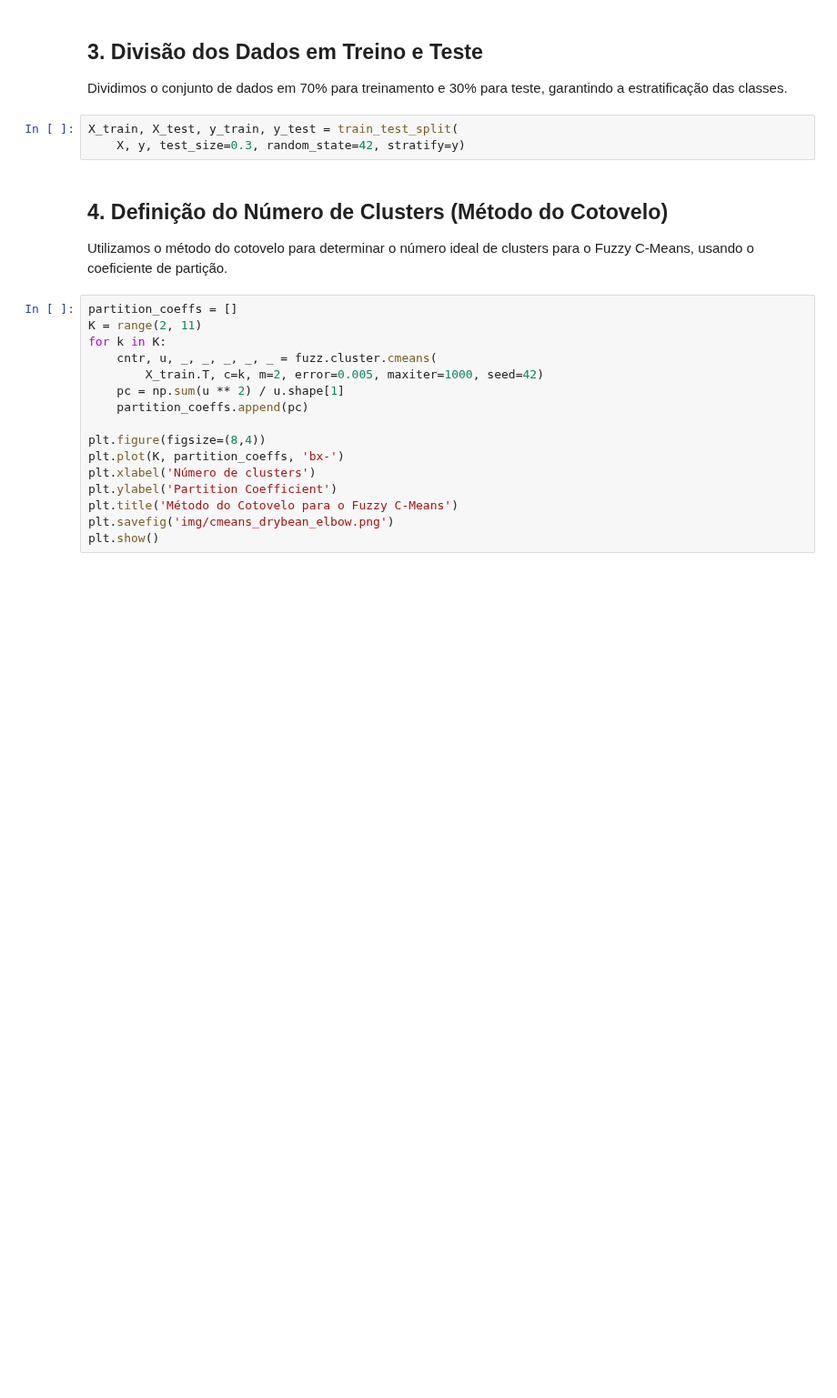
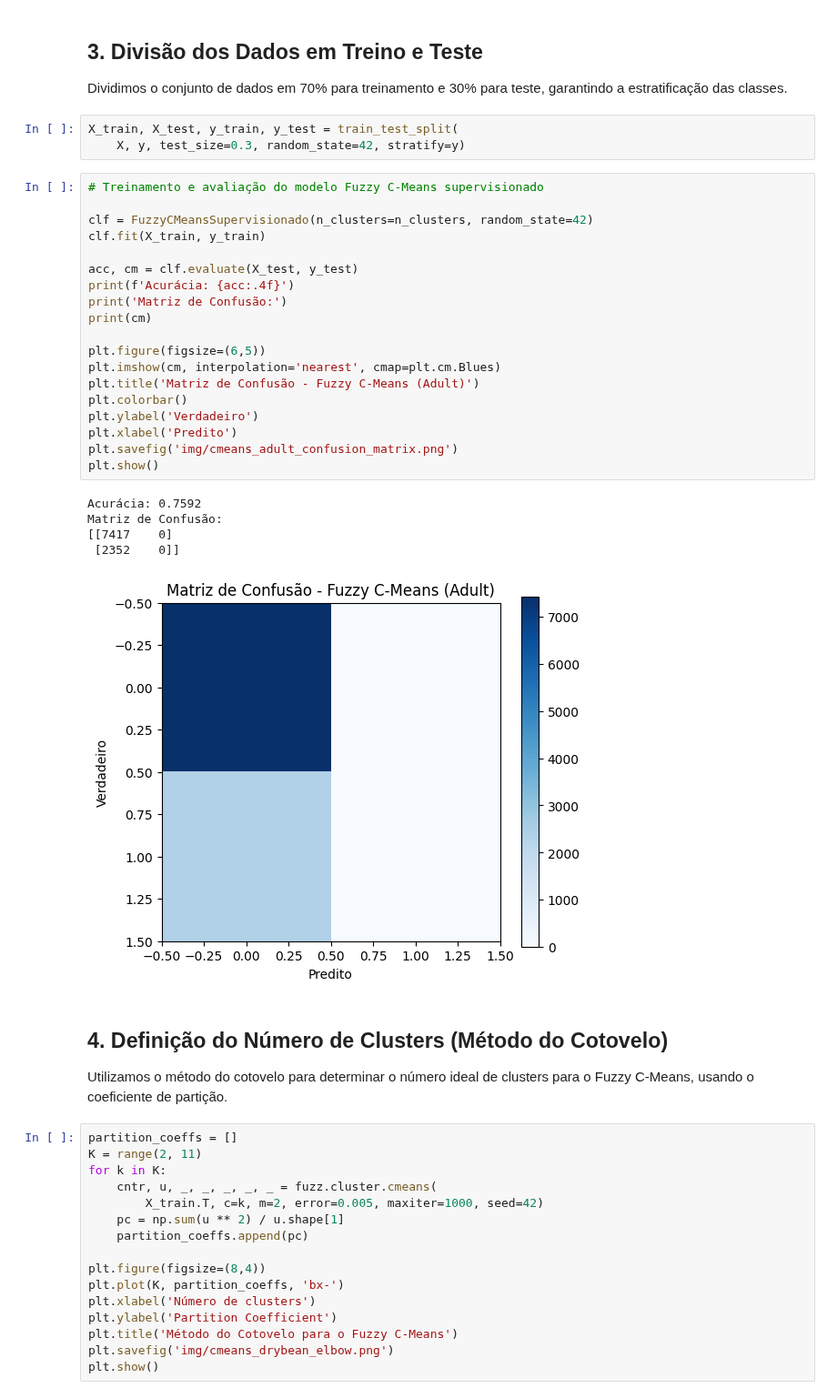
Before and after one commit to LeonardoVieiraGuimaraes/InteligenciaComputacional, a Jupyter notebook: Trabalho03/src/cmeans_drybean.ipynb, the cells around one changed output. Shown at 91% size. Cells and saved outputs as stored; diff of their text form; blank space fills up the shorter version.

Commit message:
Changes to be committed: 	modified:   Trabalho03/src/cmeans_drybean.ipynb

```diff
--- a/Trabalho03/src/cmeans_drybean.ipynb
+++ b/Trabalho03/src/cmeans_drybean.ipynb
@@ -42,6 +50,31 @@ Dividimos o conjunto de dados em 70% para treinamento e 30% para teste, garantin
 # %%
 X_train, X_test, y_train, y_test = train_test_split(
     X, y, test_size=0.3, random_state=42, stratify=y)
+# %%
+# Treinamento e avaliação do modelo Fuzzy C-Means supervisionado
+
+clf = FuzzyCMeansSupervisionado(n_clusters=n_clusters, random_state=42)
+clf.fit(X_train, y_train)
+
+acc, cm = clf.evaluate(X_test, y_test)
+print(f'Acurácia: {acc:.4f}')
+print('Matriz de Confusão:')
+print(cm)
+
+plt.figure(figsize=(6,5))
+plt.imshow(cm, interpolation='nearest', cmap=plt.cm.Blues)
+plt.title('Matriz de Confusão - Fuzzy C-Means (Adult)')
+plt.colorbar()
+plt.ylabel('Verdadeiro')
+plt.xlabel('Predito')
+plt.savefig('img/cmeans_adult_confusion_matrix.png')
+plt.show()
+# %% [output]
+Acurácia: 0.7592
+Matriz de Confusão:
+[[7417    0]
+ [2352    0]]
+[figure, added]
 # %% [markdown]
 ## 4. Definição do Número de Clusters (Método do Cotovelo)
 
```
Also changed, not shown: parts of 1 cell of this notebook.
